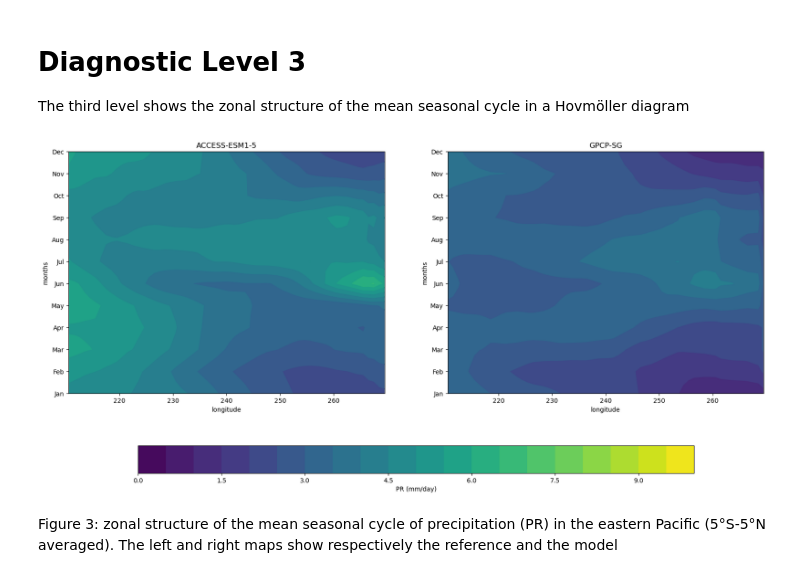
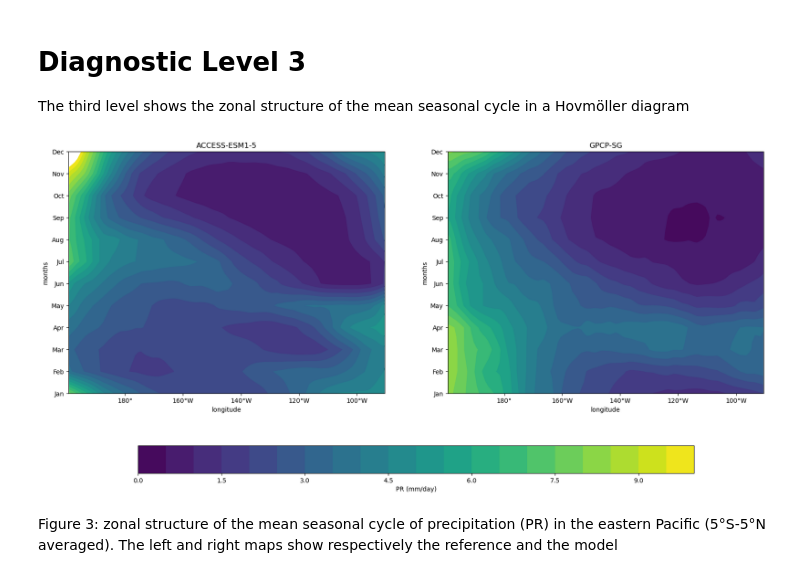
Before and after one commit to ACCESS-NRI/ENSO_recipes, a Jupyter notebook: 06-eq_PR_sea_cycle.ipynb, the cells around one changed output. Saved outputs shown, nothing was run; the diff lists cells and outputs as text; code cells hidden in the pictures.

```diff
--- a/06-eq_PR_sea_cycle.ipynb
+++ b/06-eq_PR_sea_cycle.ipynb
@@ -220,7 +222,7 @@ from esmvalcore.preprocessor import axis_statistics
 
 
 def preproc3(cube):
-    eq_region = {"start_longitude": 210., "end_longitude": 270., "start_latitude": -15., "end_latitude": 15.}
+    eq_region = {"start_longitude": 160., "end_longitude": 270., "start_latitude": -5., "end_latitude": 5.}
     cube = convert_units(cube, units="mm/day")
     cube = mask_landsea(cube, mask_out="land")
     cube = climate_statistics(cube, operator="mean", period="monthly")
@@ -235,29 +237,30 @@ process = {**model_datasets_prep3, **obs_datasets_prep3}
 # %%
 fig = plt.figure(figsize=(20, 10))
 i=121
 
 # Define tick positions and labels for the y-axis (months)
 month_ticks = np.arange(1, 13, 1)
 month_labels = ['Jan', 'Feb', 'Mar', 'Apr', 'May', 'Jun',
                 'Jul', 'Aug', 'Sep', 'Oct', 'Nov', 'Dec']
 
 axls =[]
 for label, cube in process.items():
 
     ax1 = plt.subplot(i)
     cf1 = iplt.contourf(cube,coords=['longitude','month_number'],levels=np.arange(0,10.5,0.5),cmap="viridis")
     ax1.set_ylim(1, 12)
     ax1.set_yticks(ticks=month_ticks, labels=month_labels)
     ax1.set_title(label)
     ax1.set_ylabel("months")
     ax1.set_xlabel("longitude")
     axls.append(ax1)
+    plt.gca().xaxis.set_major_formatter(plt.FuncFormatter(format_longitude))
     i+=1
 
 # Add a single colorbar at the bottom
 cbar = fig.colorbar(cf1, ax=axls, orientation='horizontal',shrink=0.8, extend='both')
 cbar.set_label('PR (mm/day)')
 # %% [output]
-[figure, old version]
+[figure, new version]
 # %% [markdown]
 Figure 3: zonal structure of the mean seasonal cycle of precipitation (PR) in the eastern Pacific (5°S-5°N averaged). The left and right maps show respectively the reference and the model
```
Also changed, not shown: parts of 2 cells of this notebook, 3 other files.
